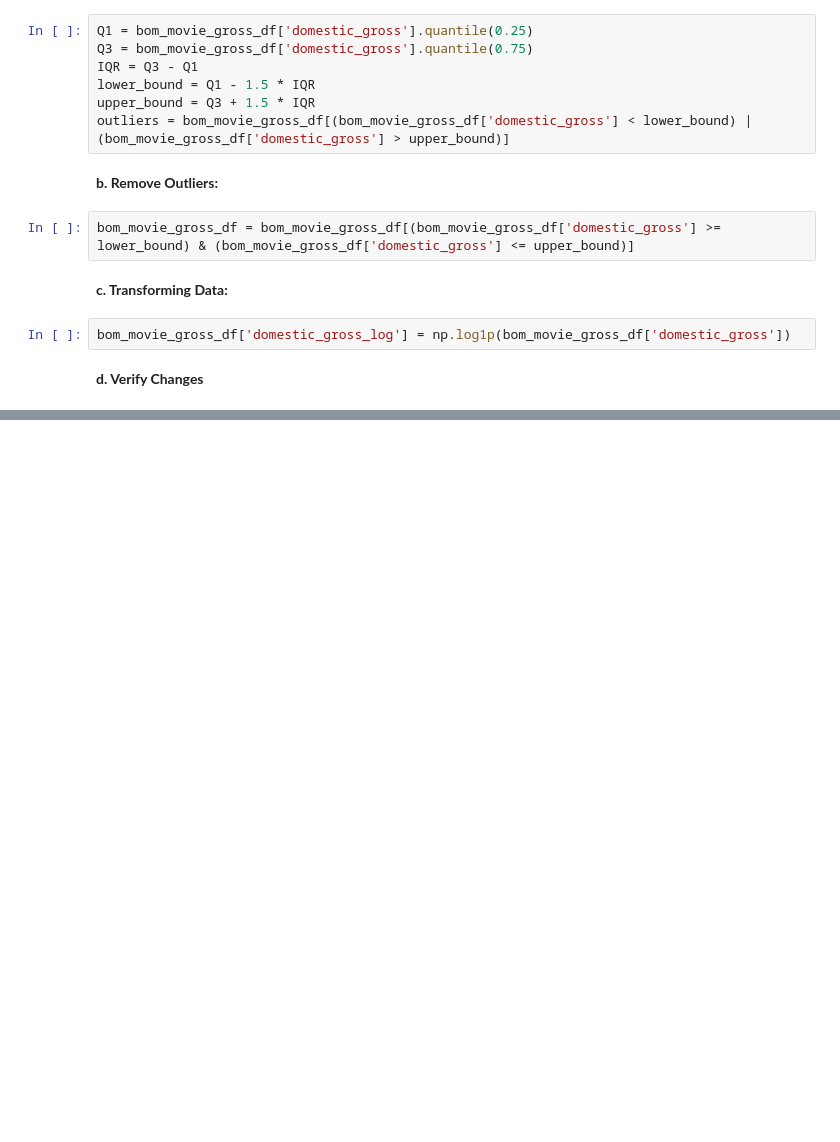
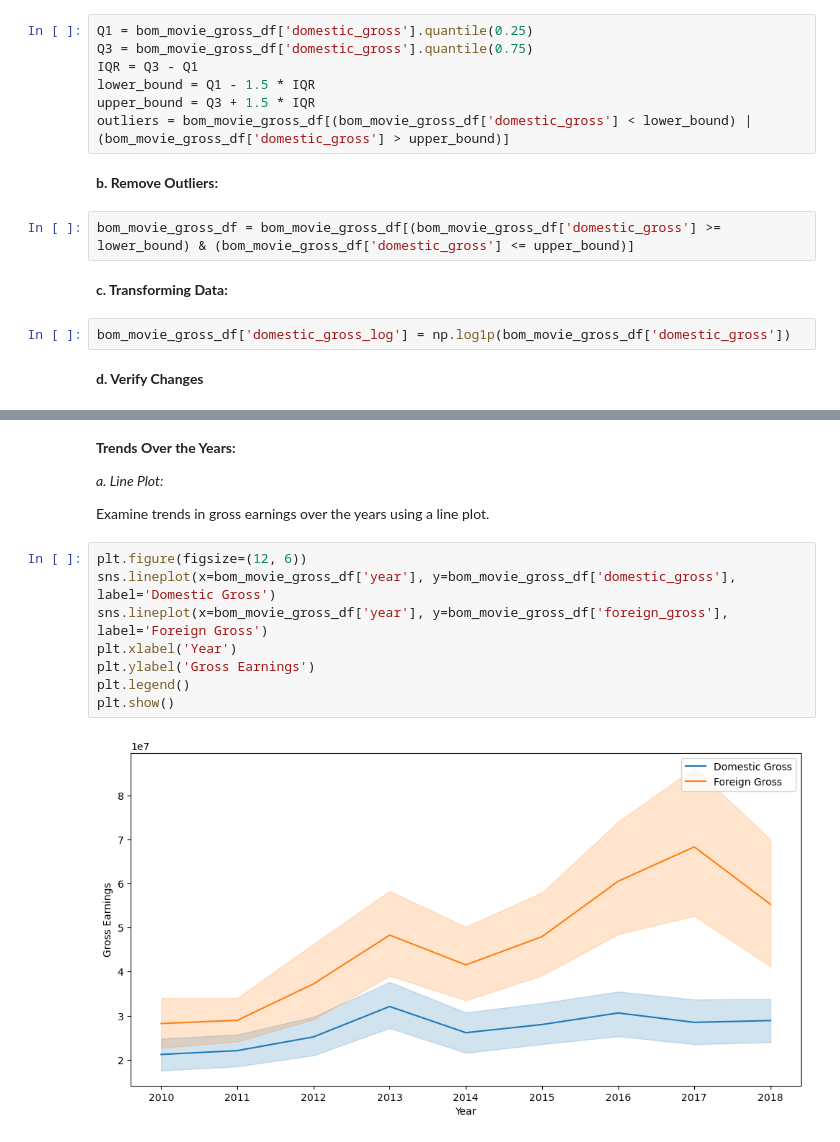
Before and after one commit to Adhiambo254/project_phase1, a Jupyter notebook: project_index.ipynb, the cells around one changed output, grey strips where cells are left out. Cells and saved outputs as stored; diff of their text form; blank space fills up the shorter version.

```diff
--- a/project_index.ipynb
+++ b/project_index.ipynb
@@ -323,0 +388,16 @@ plt.show()
+# %% [markdown]
+**Trends Over the Years:**
+
+*a. Line Plot:*
+
+Examine trends in gross earnings over the years using a line plot.
+# %%
+plt.figure(figsize=(12, 6))
+sns.lineplot(x=bom_movie_gross_df['year'], y=bom_movie_gross_df['domestic_gross'], label='Domestic Gross')
+sns.lineplot(x=bom_movie_gross_df['year'], y=bom_movie_gross_df['foreign_gross'], label='Foreign Gross')
+plt.xlabel('Year')
+plt.ylabel('Gross Earnings')
+plt.legend()
+plt.show()
+# %% [output]
+[figure, added]
```
Also changed, not shown: parts of 35 cells of this notebook.
